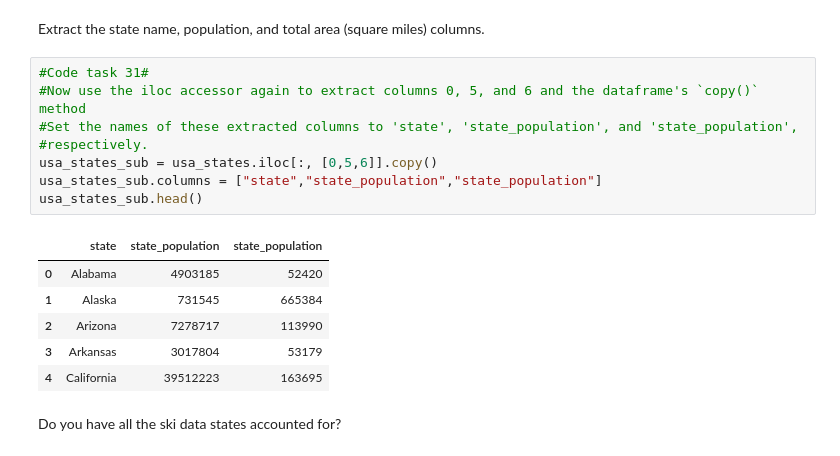
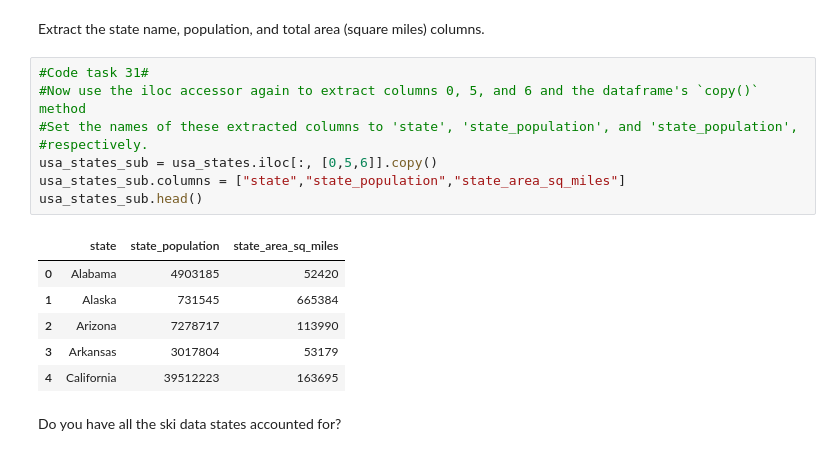
Before and after one commit to ShabnaNasser/DataScienceGuidedCapstone, a Jupyter notebook: Notebooks/02_data_wrangling.ipynb, the cells around one changed output. Cells and saved outputs as stored; diff of their text form.

```diff
--- a/Notebooks/02_data_wrangling.ipynb
+++ b/Notebooks/02_data_wrangling.ipynb
@@ -850,13 +850,13 @@ Extract the state name, population, and total area (square miles) columns.
 # %%
 #Code task 31#
 #Now use the iloc accessor again to extract columns 0, 5, and 6 and the dataframe's `copy()` method
 #Set the names of these extracted columns to 'state', 'state_population', and 'state_population',
 #respectively.
 usa_states_sub = usa_states.iloc[:, [0,5,6]].copy()
-usa_states_sub.columns = ["state","state_population","state_population"]
+usa_states_sub.columns = ["state","state_population","state_area_sq_miles"]
 usa_states_sub.head()
 # %% [output]
-|  | state | state_population | state_population |
+|  | state | state_population | state_area_sq_miles |
 | 0 | Alabama | 4903185 | 52420 |
 | 1 | Alaska | 731545 | 665384 |
 | 2 | Arizona | 7278717 | 113990 |
```
Also changed, not shown: parts of 2 cells of this notebook.
